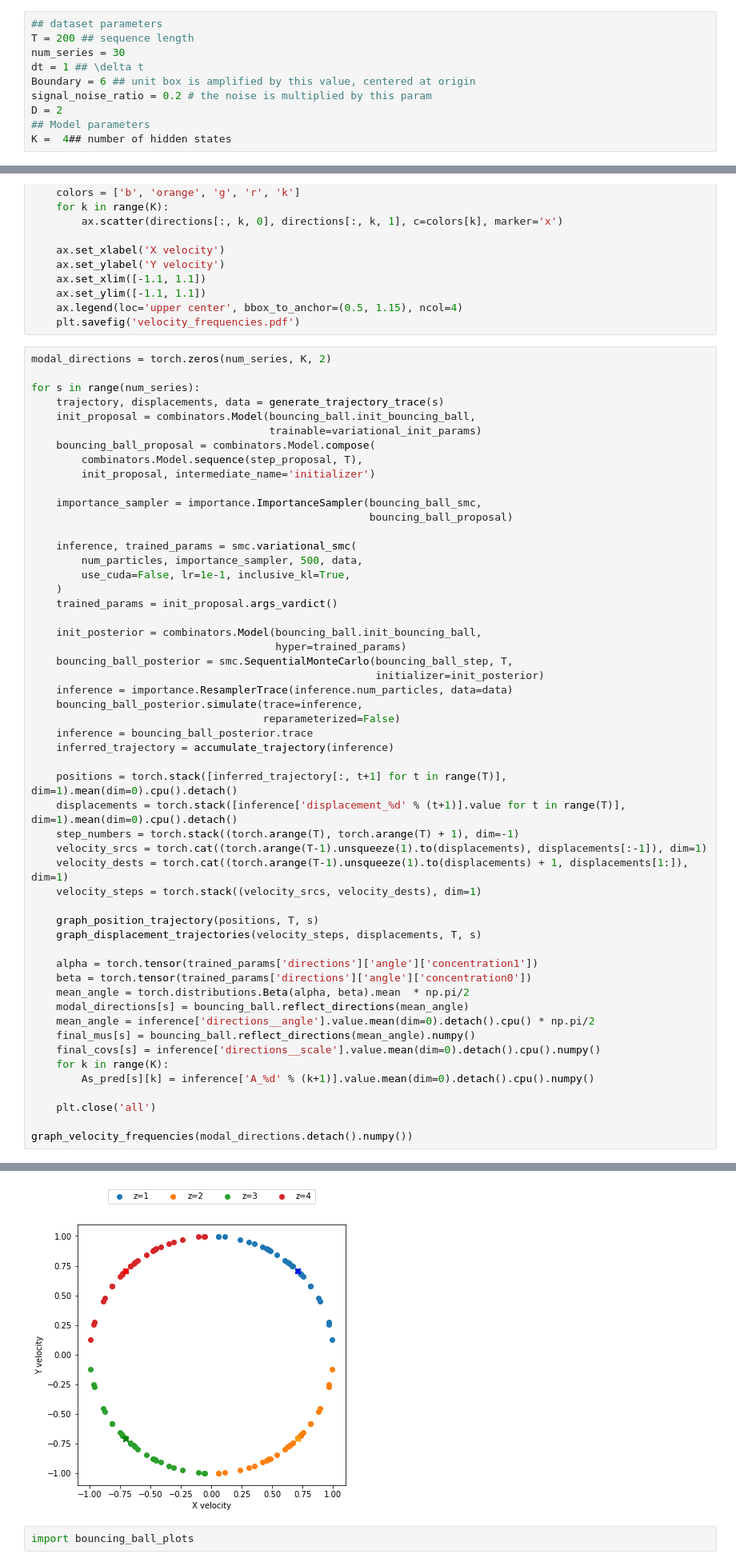
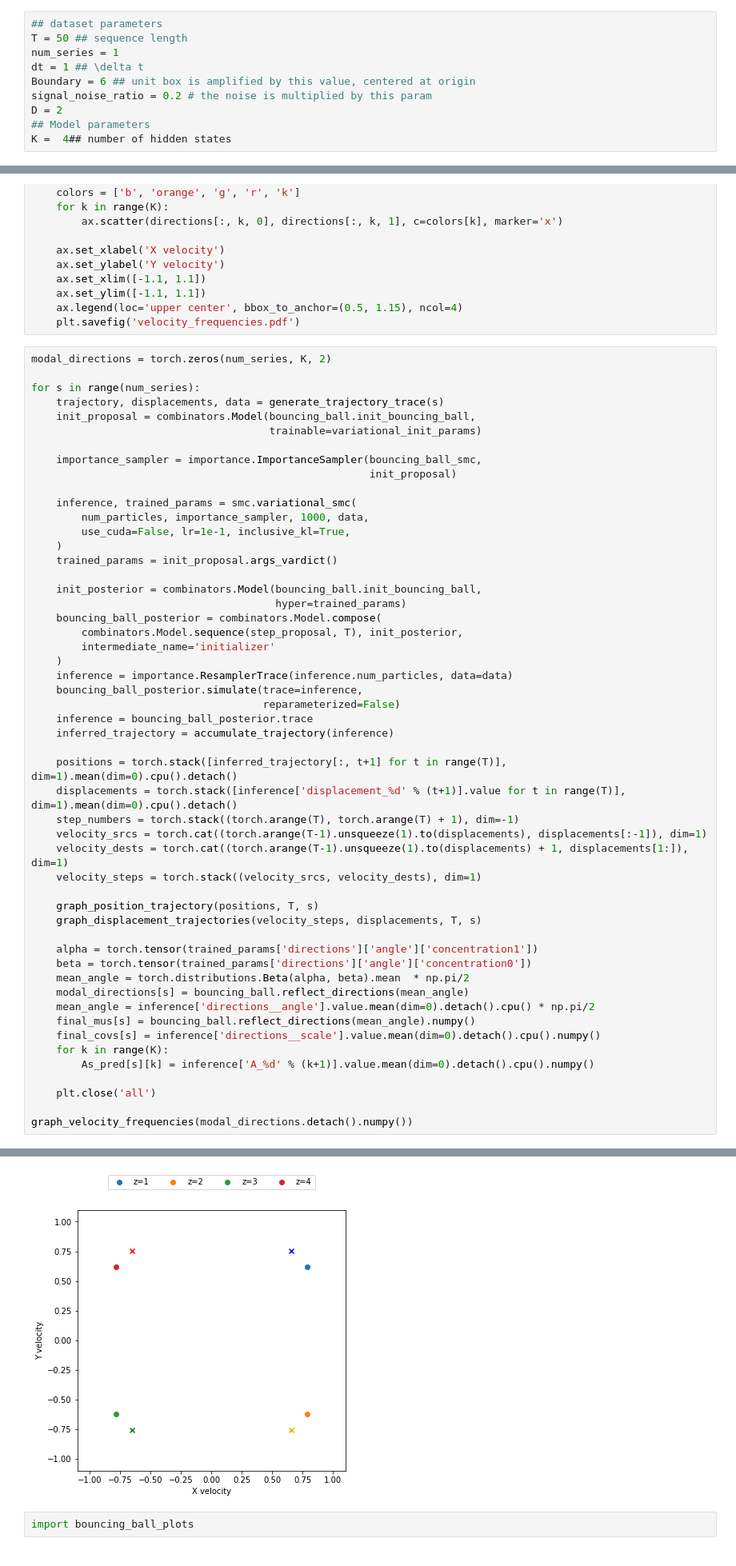
Before and after one commit to probtorch/combinators, a Jupyter notebook: bouncing_ball.ipynb, the cells around one changed output, grey strips where cells are left out. Shown at 80% size. Saved outputs shown, nothing was run; the diff lists cells and outputs as text.

Commit message:
bouncing_ball.ipynb: approximate posterior without extra SMC step
Signed-off-by: Eli Sennesh <e.sennesh@northeastern.edu>

```diff
--- a/bouncing_ball.ipynb
+++ b/bouncing_ball.ipynb
@@ -21,8 +21,8 @@ logging.basicConfig(format='%(asctime)s %(message)s', datefmt='%m/%d/%Y %H:%M:%S
                     level=logging.INFO)
 # %%
 ## dataset parameters
-T = 200 ## sequence length
-num_series = 30
+T = 50 ## sequence length
+num_series = 1
 dt = 1 ## \delta t
 Boundary = 6 ## unit box is amplified by this value, centered at origin
 signal_noise_ratio = 0.2 # the noise is multiplied by this param
@@ -199,23 +199,22 @@ for s in range(num_series):
     trajectory, displacements, data = generate_trajectory_trace(s)
     init_proposal = combinators.Model(bouncing_ball.init_bouncing_ball,
                                       trainable=variational_init_params)
-    bouncing_ball_proposal = combinators.Model.compose(
-        combinators.Model.sequence(step_proposal, T),
-        init_proposal, intermediate_name='initializer')
 
     importance_sampler = importance.ImportanceSampler(bouncing_ball_smc,
-                                                      bouncing_ball_proposal)
+                                                      init_proposal)
 
     inference, trained_params = smc.variational_smc(
-        num_particles, importance_sampler, 500, data,
+        num_particles, importance_sampler, 1000, data,
         use_cuda=False, lr=1e-1, inclusive_kl=True,
     )
     trained_params = init_proposal.args_vardict()
 
     init_posterior = combinators.Model(bouncing_ball.init_bouncing_ball,
                                        hyper=trained_params)
-    bouncing_ball_posterior = smc.SequentialMonteCarlo(bouncing_ball_step, T,
-                                                       initializer=init_posterior)
+    bouncing_ball_posterior = combinators.Model.compose(
+        combinators.Model.sequence(step_proposal, T), init_posterior,
+        intermediate_name='initializer'
+    )
     inference = importance.ResamplerTrace(inference.num_particles, data=data)
     bouncing_ball_posterior.simulate(trace=inference,
                                      reparameterized=False)
@@ -266,4 +265,4 @@ graph_velocity_frequencies(modal_directions.detach().numpy())
-[figure, old version]
+[figure, new version]
 # %%
 import bouncing_ball_plots
 # %%
```
Also changed, not shown: parts of 4 cells of this notebook.
